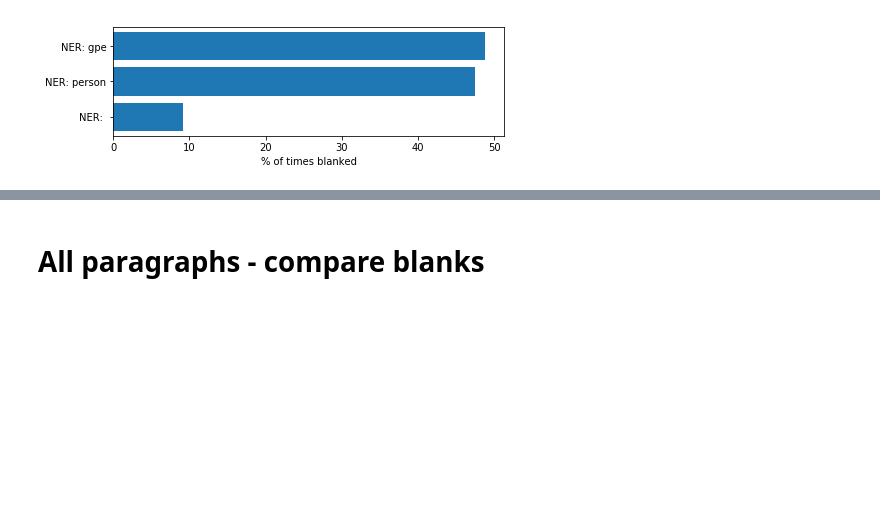
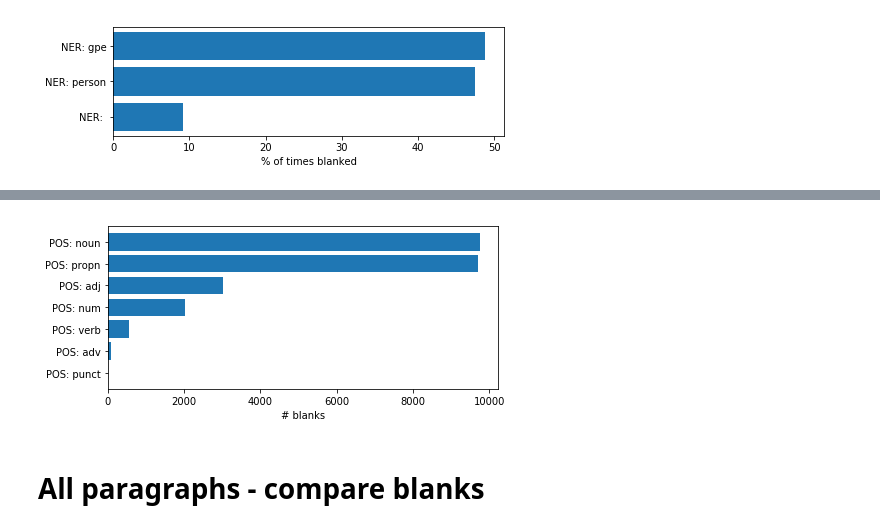
Before and after one commit to davestanley/mindpocket, a Jupyter notebook: train_model/articles_batch5.0/entropy_90_10_model6e0c37/test_performance_model.ipynb, the cells around one changed output, grey strips where cells are left out. Cells and saved outputs as stored; diff of their text form; code cells hidden in the pictures; blank space fills up the shorter version.

```diff
--- a/train_model/articles_batch5.0/entropy_90_10_model6e0c37/test_performance_model.ipynb
+++ b/train_model/articles_batch5.0/entropy_90_10_model6e0c37/test_performance_model.ipynb
@@ -1361,3 +1417,32 @@ plt.show()
+# %%
+
+
+df = pd.DataFrame(data={'xlabs':xlabs,'yvals':yvals})
+df = df.sort_values(by='yvals',ascending=True)
+df
+
+df = df.loc[(df['xlabs'] == 'POS: propn') | (df['xlabs'] == 'POS: adv')| (df['xlabs'] == 'POS: noun')| (df['xlabs'] == 'POS: verb')| (df['xlabs'] == 'POS: adj')| (df['xlabs'] == 'POS: num')| (df['xlabs'] == 'POS: punct')]
+
+figure(num=None, figsize=(7,3),facecolor='w', edgecolor='k')
+bars = df['xlabs']
+y_pos = np.arange(len(bars))
+val = df['yvals']
+
+# Make fake dataset
+y_pos = np.arange(len(bars))
+
+# Create horizontal bars
+plt.barh(y_pos, val)
+
+# Create names on the y-axis
+plt.yticks(y_pos, bars)
+
+plt.xlabel('# blanks')
+# plt.xlim((0,100))
+# Show graphic
+plt.show()
+# %% [output]
+[figure, added]
 # %% [markdown]
 # All paragraphs - compare blanks
 # %%
```
Also changed, not shown: parts of 3 cells of this notebook, 1 other file.
